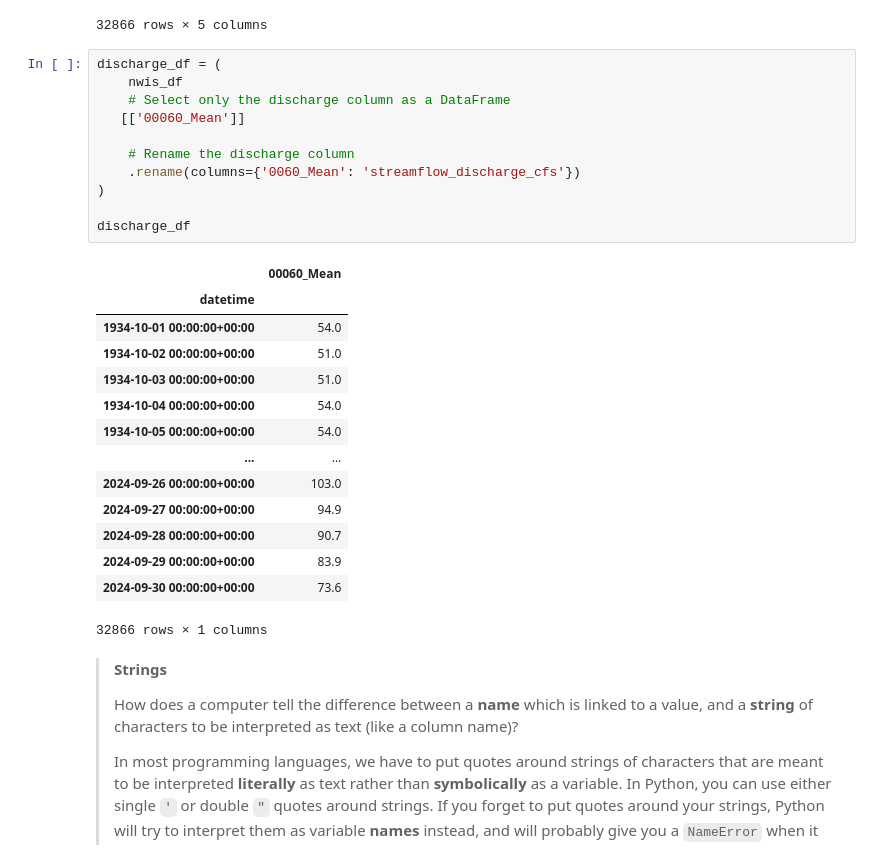
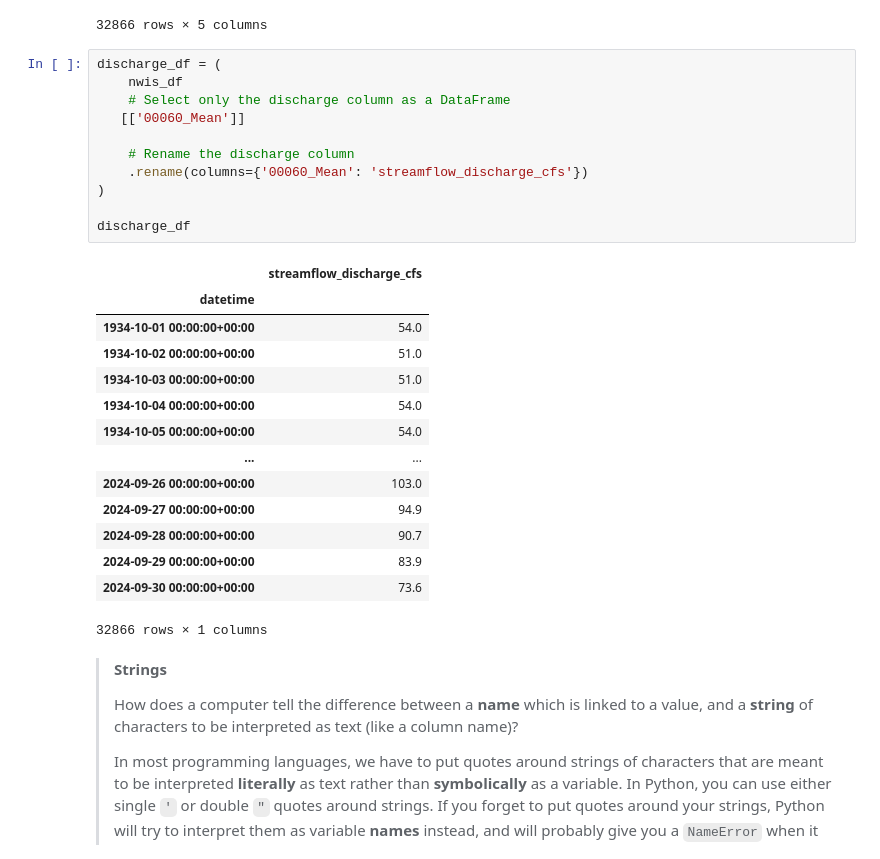
Before and after one commit to cu-esiil-edu/02-flood-karben2025, a Jupyter notebook: notebooks/flood-02-wrangle.ipynb, the cells around one changed output. Saved outputs shown, nothing was run; the diff lists cells and outputs as text.

```diff
--- a/notebooks/flood-02-wrangle.ipynb
+++ b/notebooks/flood-02-wrangle.ipynb
@@ -134,16 +134,16 @@ nwis_df
 # %%
 discharge_df = (
     nwis_df
     # Select only the discharge column as a DataFrame
    [['00060_Mean']]
 
     # Rename the discharge column
-    .rename(columns={'0060_Mean': 'streamflow_discharge_cfs'})
+    .rename(columns={'00060_Mean': 'streamflow_discharge_cfs'})
 )
 
 discharge_df
 # %% [output]
-|  | 00060_Mean |
+|  | streamflow_discharge_cfs |
 | datetime |  |
 | 1934-10-01 00:00:00+00:00 | 54.0 |
 | 1934-10-02 00:00:00+00:00 | 51.0 |
```
Also changed, not shown: 1 other file.
